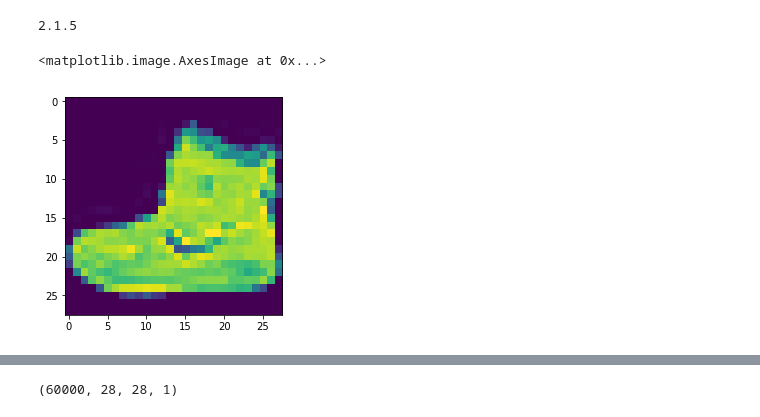
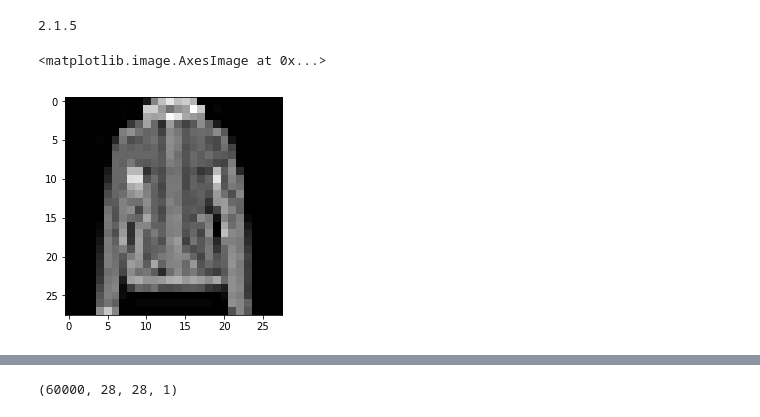
Before and after one commit to iroot4u/fashion_mnist, a Jupyter notebook: fashion-mnist.ipynb, the cells around one changed output, grey strips where cells are left out. Drawn from its saved outputs; the diff is of its cells as text; code cells hidden in the pictures.

```diff
--- a/fashion-mnist.ipynb
+++ b/fashion-mnist.ipynb
@@ -17,7 +15,7 @@ np.random.seed(123)
 # %%
 %matplotlib inline
 from matplotlib import pyplot as plt
-plt.imshow(x_train[0])
+plt.imshow(x_train[388], cmap='gray')
 # %% [output]
 <matplotlib.image.AxesImage at 0x...>
-[figure, old version]
+[figure, new version]
```
Also changed, not shown: parts of 3 cells of this notebook, 4 other files.
